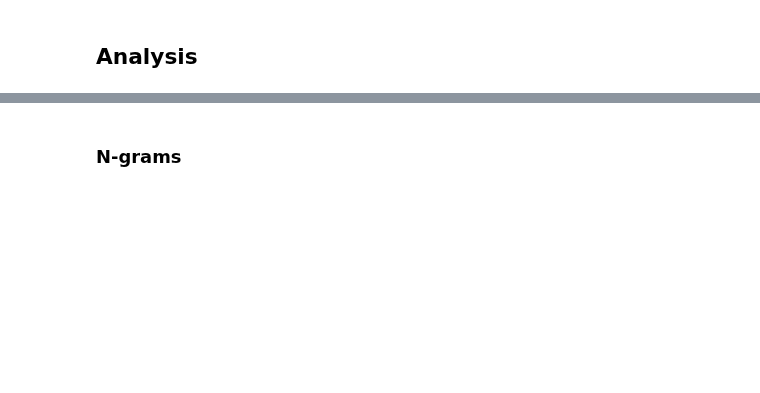
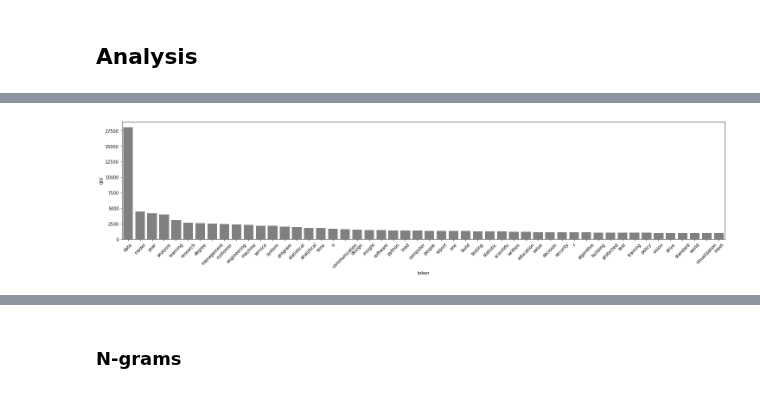
Before and after one commit to rknagao/studies, a Jupyter notebook: skills_keywords/notebook.ipynb, the cells around one changed output, grey strips where cells are left out. Saved outputs shown, nothing was run; the diff lists cells and outputs as text; code cells hidden in the pictures; blank space fills up the shorter version.

```diff
--- a/skills_keywords/notebook.ipynb
+++ b/skills_keywords/notebook.ipynb
@@ -306,0 +171,9 @@ df_raw
+# %%
+a = 'aeihi aefiha dç aç ;;; aeidjiae; !'
+#a.replace('a', '1')
+a = re.sub(r'!,;!', 'AQUI', a)
+b = {}
+for i in string.punctuation:
+    b.update({i: ' '})
+
+b
@@ -344,21 +248,3 @@ tokens = basic_preprocessing(df_raw)
 [nltk_data] Downloading package wordnet to
 [nltk_data]     C:\Users\Kenji\AppData\Roaming\nltk_data...
 [nltk_data]   Package wordnet is already up-to-date!
-# %%
-def advanced_preprocessing(tokens):
-
-    with open('dict.json', 'r') as f:
-        custom_dict = json.load(f)
-    tokens = pd.Series(tokens).replace(custom_dict).tolist()
-
-    # Removing context relevant stopwords.
-    list_custom_words = pd.read_csv('advanced_stopwords.csv', header=None, index_col=False).iloc[:, 0].tolist()
-
-    tokens = [i for i in tokens if not i in list_custom_words]
-    #wordcloud = WordCloud(width=1500, height=500).generate(' '.join(tokens))
-    #plt.figure(figsize=(25,7))
-    #plt.imshow(wordcloud)
-    return tokens
-
-
-tokens = advanced_preprocessing(tokens)
@@ -390,0 +278,6 @@ Top 10 less frequent words: ['u.s.brightside', 'purpose-built', 'rival', 'precis
+# %%
+# Checking the frequency of words
+freq = collections.Counter(tokens)
+
+df_freq = pd.DataFrame({'token': freq.keys(), 'qtd': freq.values()}).sort_values('qtd', ascending=False)
+df_freq.head(5)
@@ -390,0 +291,7 @@ Top 10 less frequent words: ['u.s.brightside', 'purpose-built', 'rival', 'precis
+# %%
+# Plot
+plt.figure(figsize=(25, 5))
+fig = sns.barplot(data=df_freq.head(50), x='token', y='qtd', color='gray')
+fig.tick_params(axis='x', rotation=45)
+# %% [output]
+[figure, added]
```
Also changed, not shown: parts of 65 cells of this notebook.
